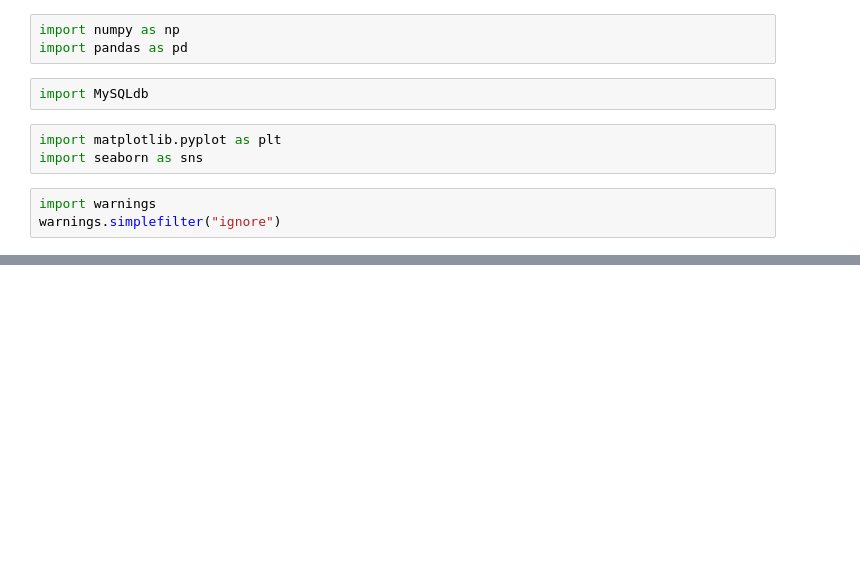
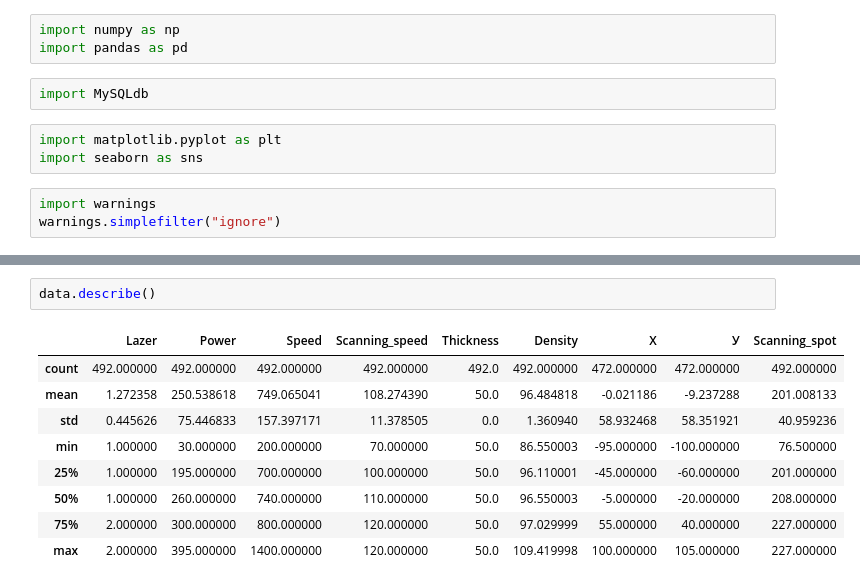
Before and after one commit to Kanclek/Machine-Learning-project, a Jupyter notebook: Main.ipynb, the cells around one changed output, grey strips where cells are left out. Drawn from its saved outputs; the diff is of its cells as text; blank space fills up the shorter version.

```diff
--- a/Main.ipynb
+++ b/Main.ipynb
@@ -102,0 +64,12 @@ class Visualisation:
+# %%
+data.describe()
+# %% [output]
+|  | Lazer | Power | Speed | Scanning_speed | Thickness | Density | Х | У | Scanning_spot |
+| count | 492.000000 | 492.000000 | 492.000000 | 492.000000 | 492.0 | 492.000000 | 472.000000 | 472.000000 | 492.000000 |
+| mean | 1.272358 | 250.538618 | 749.065041 | 108.274390 | 50.0 | 96.484818 | -0.021186 | -9.237288 | 201.008133 |
+| std | 0.445626 | 75.446833 | 157.397171 | 11.378505 | 0.0 | 1.360940 | 58.932468 | 58.351921 | 40.959236 |
+| min | 1.000000 | 30.000000 | 200.000000 | 70.000000 | 50.0 | 86.550003 | -95.000000 | -100.000000 | 76.500000 |
+| 25% | 1.000000 | 195.000000 | 700.000000 | 100.000000 | 50.0 | 96.110001 | -45.000000 | -60.000000 | 201.000000 |
+| 50% | 1.000000 | 260.000000 | 740.000000 | 110.000000 | 50.0 | 96.550003 | -5.000000 | -20.000000 | 208.000000 |
+| 75% | 2.000000 | 300.000000 | 800.000000 | 120.000000 | 50.0 | 97.029999 | 55.000000 | 40.000000 | 227.000000 |
+| max | 2.000000 | 395.000000 | 1400.000000 | 120.000000 | 50.0 | 109.419998 | 100.000000 | 105.000000 | 227.000000 |
```
Also changed, not shown: parts of 16 cells of this notebook.
